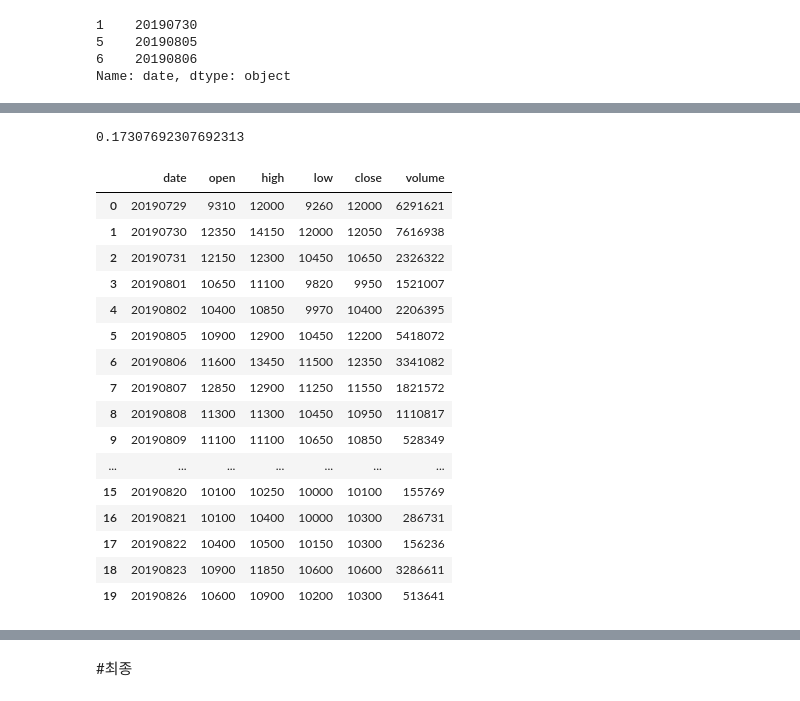
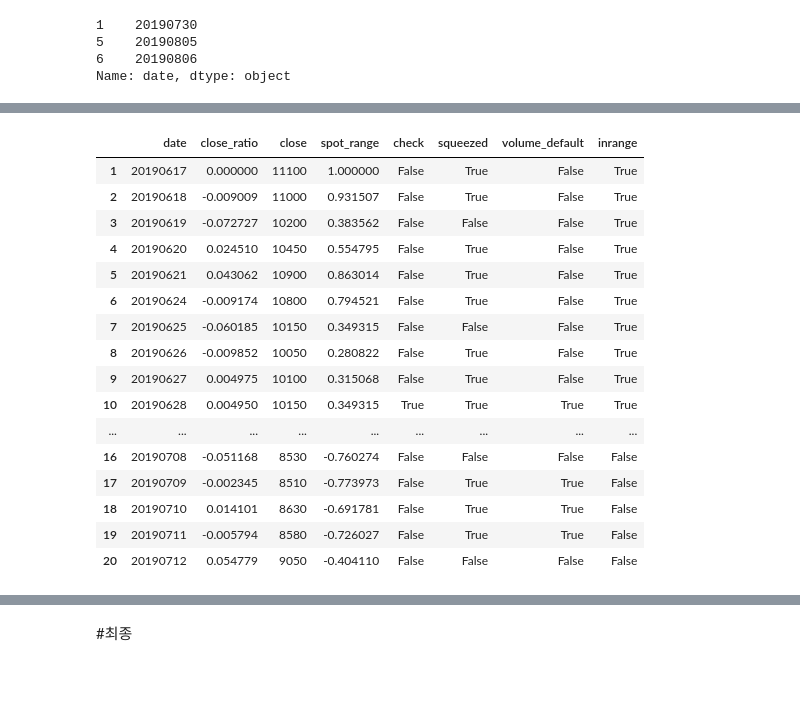
Before and after one commit to KIMJUNYOUNG0125/Strategy, a Jupyter notebook: 02.monitor_shcode_adding.ipynb, the cells around one changed output, grey strips where cells are left out. Cells and saved outputs as stored; diff of their text form; code cells hidden in the pictures.

```diff
--- a/02.monitor_shcode_adding.ipynb
+++ b/02.monitor_shcode_adding.ipynb
@@ -112,2 +131,0 @@ fin_result['target_day']
-# %%
-i = 0
@@ -141,3 +184,6 @@ close_touch_list
 5    20190805
 6    20190806
 Name: date, dtype: object
+# %%
+df = preprocesser.sma(df)
+df.columns
@@ -144,2 +206,19 @@ Name: date, dtype: object
+# %%
+# 눌림목 발생하고
+sqeezed_bool = abs(df['close'] /df['open'] - 1) <= 0.03
+#거래량 3/100 망하고,
+volume_bool = df['volume'] / df['volume'].iloc[0] <= 0.03
+# range 사이의 범위
+spot_range_value = (df['close'] - df['open'].iloc[0]) / (df['close'].iloc[0] - df['open'].iloc[0])
+# inrange 여부
+inrange_bool = (df['close'] >= df['open'].iloc[0])&(df['close'] <= df['close'].iloc[0])
 # %%
-pd.DataFrame([[y/x-1 for x, y in zip(np.array(df)[:,4][:-1], np.array(df)[:,4][1:])],[3 for i in range(19)]] )
+test_list = pd.DataFrame(dict(date = np.array(df)[:,0][1:],
+                              close_ratio = [y/x-1 for x, y in zip(np.array(df)[:,4][:-1], np.array(df)[:,4][1:])],
+                              close = df['close'][1:],
+                              spot_range = spot_range_value[1:],
+                              check = sqeezed_bool[1:] * volume_bool[1:] * inrange_bool[1:],
+                              squeezed = sqeezed_bool[1:],
+                              volume_default = volume_bool[1:],
+                              inrange = inrange_bool[1:]
+                             ))
@@ -173,24 +225,20 @@ result
-# %%
-12200/ 10400-1
-# %% [output]
-0.17307692307692313
-# %%
-df
-# %% [output]
-|  | date | open | high | low | close | volume |
-| 0 | 20190729 | 9310 | 12000 | 9260 | 12000 | 6291621 |
-| 1 | 20190730 | 12350 | 14150 | 12000 | 12050 | 7616938 |
-| 2 | 20190731 | 12150 | 12300 | 10450 | 10650 | 2326322 |
-| 3 | 20190801 | 10650 | 11100 | 9820 | 9950 | 1521007 |
-| 4 | 20190802 | 10400 | 10850 | 9970 | 10400 | 2206395 |
-| 5 | 20190805 | 10900 | 12900 | 10450 | 12200 | 5418072 |
-| 6 | 20190806 | 11600 | 13450 | 11500 | 12350 | 3341082 |
-| 7 | 20190807 | 12850 | 12900 | 11250 | 11550 | 1821572 |
-| 8 | 20190808 | 11300 | 11300 | 10450 | 10950 | 1110817 |
-| 9 | 20190809 | 11100 | 11100 | 10650 | 10850 | 528349 |
-| ... | ... | ... | ... | ... | ... | ... |
-| 15 | 20190820 | 10100 | 10250 | 10000 | 10100 | 155769 |
-| 16 | 20190821 | 10100 | 10400 | 10000 | 10300 | 286731 |
-| 17 | 20190822 | 10400 | 10500 | 10150 | 10300 | 156236 |
-| 18 | 20190823 | 10900 | 11850 | 10600 | 10600 | 3286611 |
-| 19 | 20190826 | 10600 | 10900 | 10200 | 10300 | 513641 |
+# %%
+test_list
+# %% [output]
+|  | date | close_ratio | close | spot_range | check | squeezed | volume_default | inrange |
+| 1 | 20190617 | 0.000000 | 11100 | 1.000000 | False | True | False | True |
+| 2 | 20190618 | -0.009009 | 11000 | 0.931507 | False | True | False | True |
+| 3 | 20190619 | -0.072727 | 10200 | 0.383562 | False | False | False | True |
+| 4 | 20190620 | 0.024510 | 10450 | 0.554795 | False | True | False | True |
+| 5 | 20190621 | 0.043062 | 10900 | 0.863014 | False | True | False | True |
+| 6 | 20190624 | -0.009174 | 10800 | 0.794521 | False | True | False | True |
+| 7 | 20190625 | -0.060185 | 10150 | 0.349315 | False | False | False | True |
+| 8 | 20190626 | -0.009852 | 10050 | 0.280822 | False | True | False | True |
+| 9 | 20190627 | 0.004975 | 10100 | 0.315068 | False | True | False | True |
+| 10 | 20190628 | 0.004950 | 10150 | 0.349315 | True | True | True | True |
+| ... | ... | ... | ... | ... | ... | ... | ... | ... |
+| 16 | 20190708 | -0.051168 | 8530 | -0.760274 | False | False | False | False |
+| 17 | 20190709 | -0.002345 | 8510 | -0.773973 | False | True | True | False |
+| 18 | 20190710 | 0.014101 | 8630 | -0.691781 | False | True | True | False |
+| 19 | 20190711 | -0.005794 | 8580 | -0.726027 | False | True | True | False |
+| 20 | 20190712 | 0.054779 | 9050 | -0.404110 | False | False | False | False |
```
Also changed, not shown: parts of 19 cells of this notebook, 2 other files.
